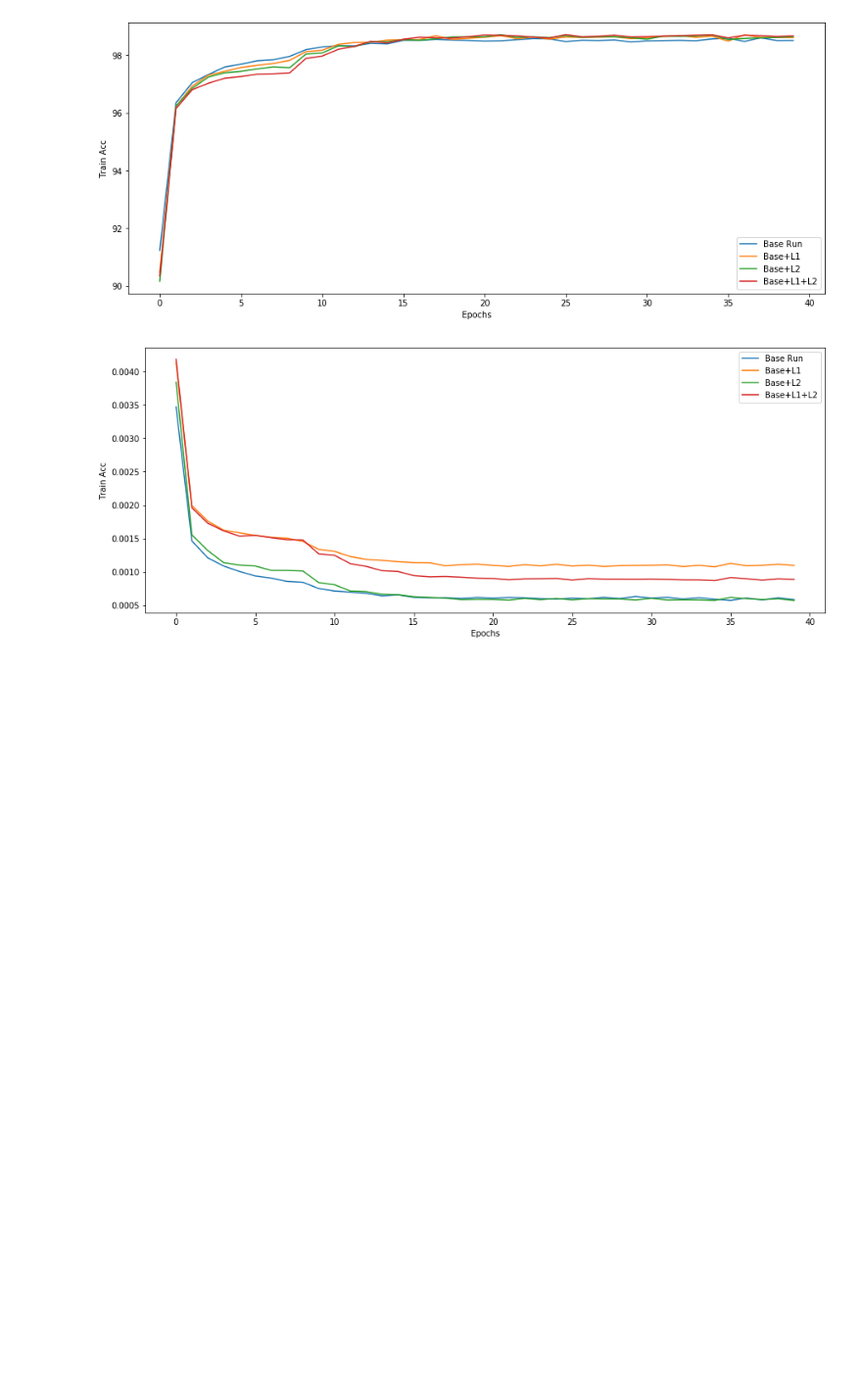
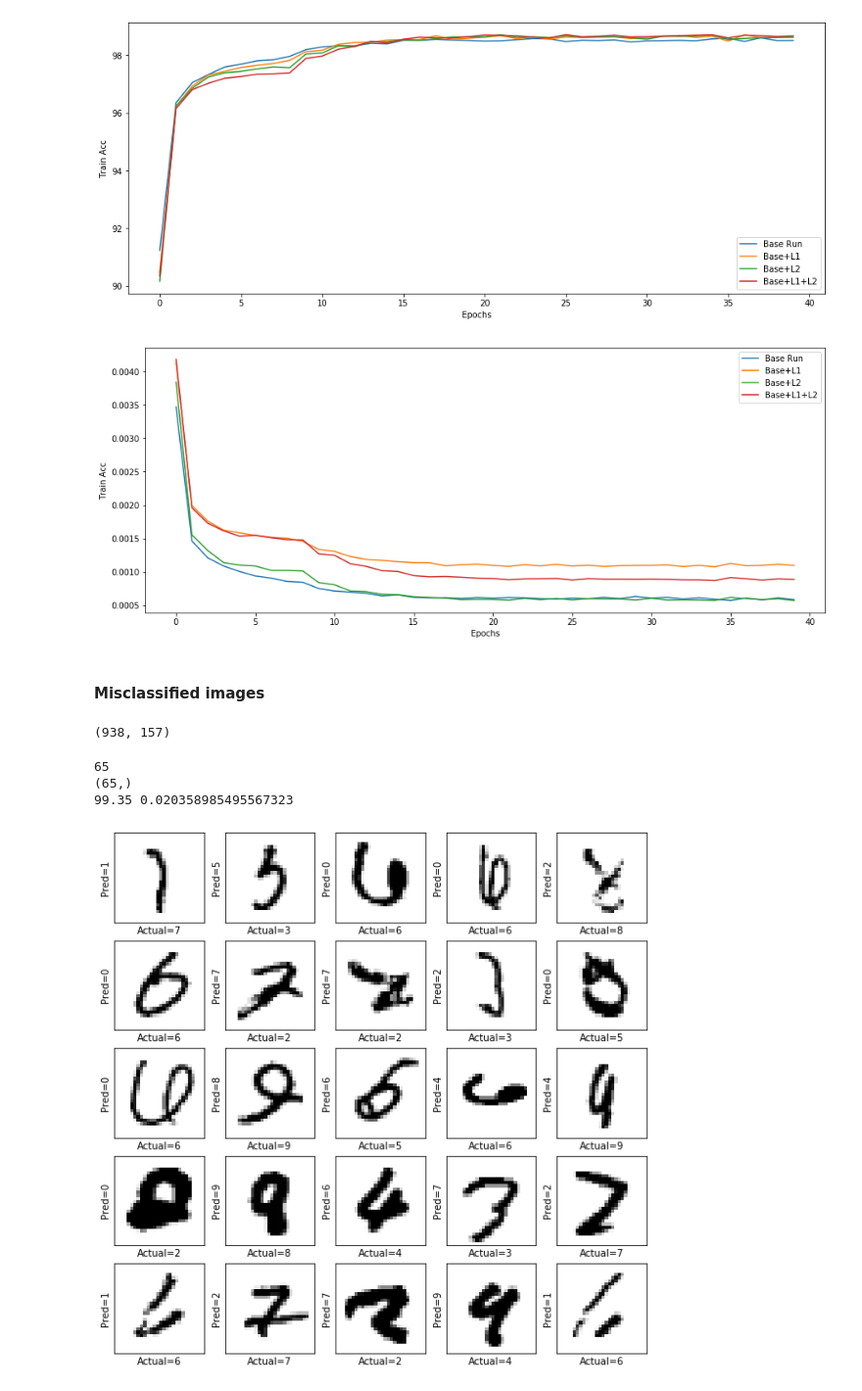
Before and after one commit to rajy4683/S6EVA4, a Jupyter notebook: S6_AllRuns.ipynb, the cells around one changed output. Shown at 98% size. Saved outputs shown, nothing was run; the diff lists cells and outputs as text; code cells hidden in the pictures; blank space fills up the shorter version.

```diff
--- a/S6_AllRuns.ipynb
+++ b/S6_AllRuns.ipynb
@@ -1172,3 +1086,13 @@ plot_graphs([base_metrics['Train Loss'], l1_metrics['Train Loss'], l2_metrics['T
             ylabel="Train Acc")
 # %% [output]
 [figure]
+# %% [markdown]
+#### Misclassified images
+# %%
+BASE_MODEL="/content/drive/My Drive/EVA4/baseline_models/model-3176d58add_baserun40.h5"
+L2_MODEL="/content/drive/My Drive/EVA4/baseline_models/model-1a74d5814d_baseline_l2.h5"
+L1_MODEL="/content/drive/My Drive/EVA4/baseline_models/model-240a4abf69_baseline_l1.h5"
+L1L2_MODEL="/content/drive/My Drive/EVA4/baseline_models/model-20e4e3377f_baseline_l1l2.h5"
+my_model = model_builder(MNISTDigitBuilder,
+                      weights_path=L1L2_MODEL,
+                      local_device=device)
@@ -1174,0 +1168,24 @@ plot_graphs([base_metrics['Train Loss'], l1_metrics['Train Loss'], l2_metrics['T
+# %%
+kwargs_2 = {'num_workers': 4, 'pin_memory': True} if use_cuda else {}
+train_loader_2 = torch.utils.data.DataLoader(
+    datasets.MNIST('../data', train=True, download=True,
+                    transform=train_transforms),
+    batch_size=config.batch_size, shuffle=True, **kwargs_2)
+test_loader_2 = torch.utils.data.DataLoader(
+        datasets.MNIST('../data', train=False, transform=test_transforms),
+        batch_size=config.batch_size, shuffle=True, **kwargs_2)
+
+len(train_loader_2),len(test_loader_2)
+# %% [output]
+(938, 157)
+# %%
+type(my_model)
+classes = ('0', '1', '2', '3', '4', '5', '6', '7', '8', '9')
+epoch_test_acc,epoch_test_loss,preds = test_preds(config, my_model, device, test_loader_2, classes,1)
+print(epoch_test_acc,epoch_test_loss)
+#print(preds)
+# %% [output]
+65
+(65,)
+99.35 0.020358985495567323
+[figure, added]
```
Also changed, not shown: parts of 33 cells of this notebook.
